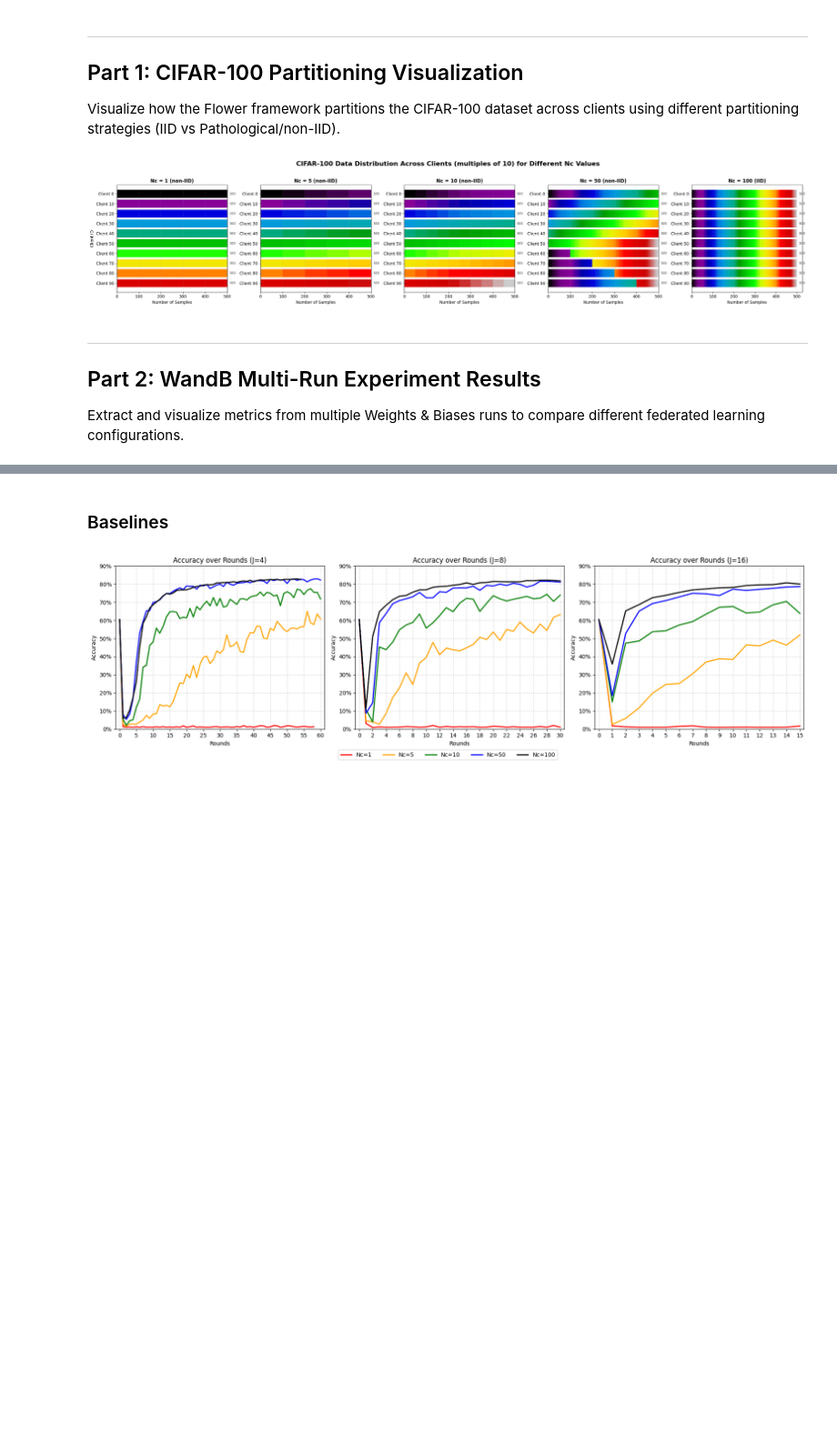
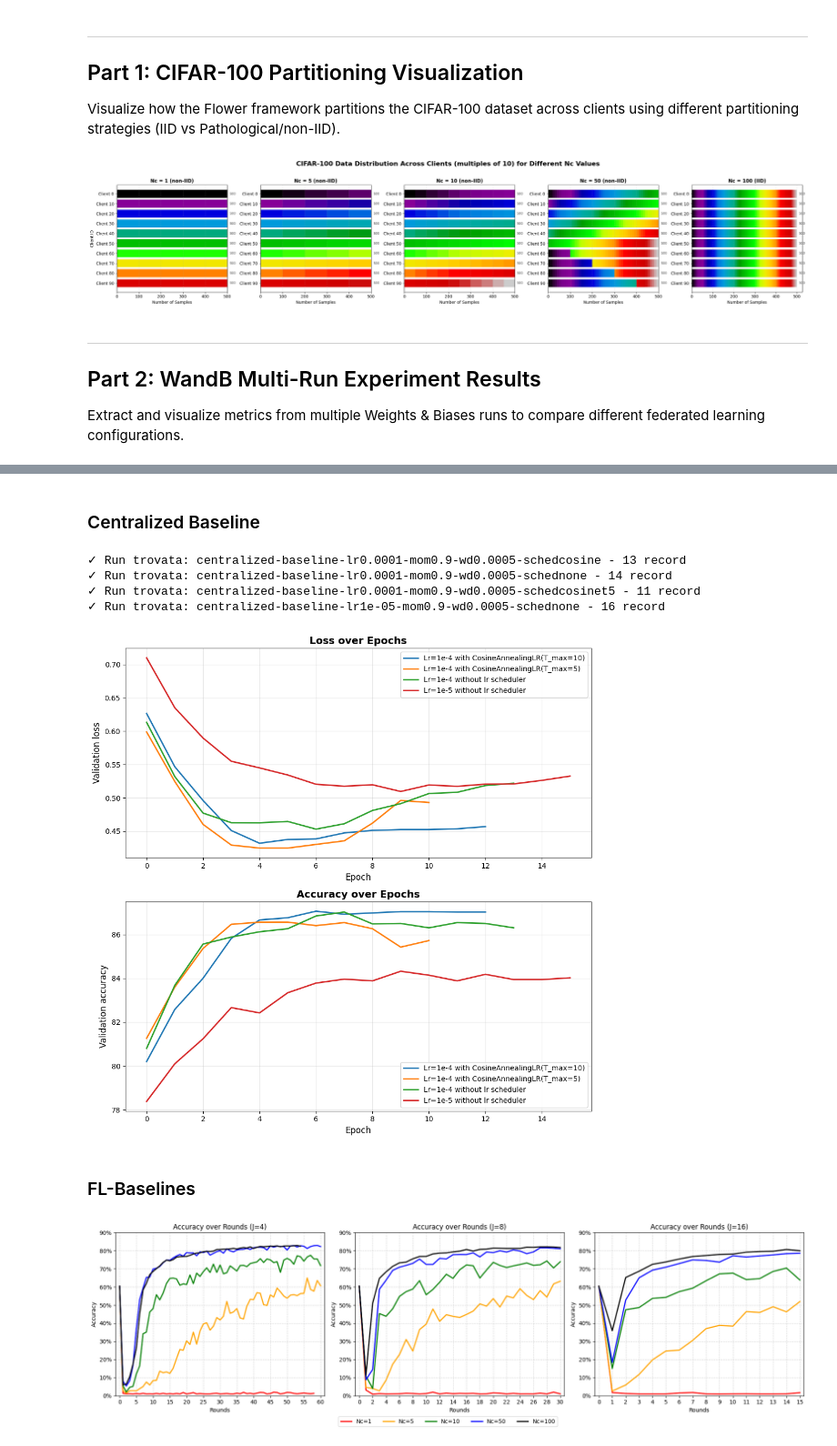
Before and after one commit to erikscolaro/FL-task-arithmetic, a Jupyter notebook: notebooks/plots.ipynb, the cells around one changed output, grey strips where cells are left out. Shown at 91% size. Saved outputs shown, nothing was run; the diff lists cells and outputs as text; code cells hidden in the pictures; blank space fills up the shorter version.

```diff
--- a/notebooks/plots.ipynb
+++ b/notebooks/plots.ipynb
@@ -180,2 +169,70 @@ df[X_AXIS] = df.groupby("run_name").cumcount() + 1
+# %% [markdown]
+### Centralized Baseline
+# %%
+import matplotlib.pyplot as plt
+import pandas as pd
+
+# Configura qui le tue run specifiche con le label custom
+run_config = {
+    "centralized-baseline-lr0.0001-mom0.9-wd0.0005-schedcosine": "Lr=1e-4 with CosineAnnealingLR(T_max=10)",
+    "centralized-baseline-lr0.0001-mom0.9-wd0.0005-schedcosinet5": "Lr=1e-4 with CosineAnnealingLR(T_max=5)",
+    "centralized-baseline-lr0.0001-mom0.9-wd0.0005-schednone": "Lr=1e-4 without lr scheduler",
+    "centralized-baseline-lr1e-05-mom0.9-wd0.0005-schednone": "Lr=1e-5 without lr scheduler",
+}
+
+# Filtra le run dall'oggetto runs e raccogli i dati
+run_data_dict = {}
+for run in runs:
+    if run.name in run_config:
+        try:
+            # Ottieni la history con loss e accuracy
+            hist = run.history(keys=["val_loss", "val_accuracy"], pandas=True)
+            hist = hist.dropna(subset=["val_loss", "val_accuracy"])
+            hist["epoch"] = range(len(hist))
+            run_data_dict[run.name] = hist
+            print(f"✓ Run trovata: {run.name} - {len(hist)} record")
+        except Exception as e:
+            print(f"✗ Errore nel caricare {run.name}: {e}")
+
+# Crea figura con due subplot (loss e accuracy)
+fig, axes = plt.subplots(2, 1, figsize=(10, 10))
+
+# Grafico 1: Loss
+ax1 = axes[0]
+for run_name, label in run_config.items():
+    if run_name in run_data_dict:
+        data = run_data_dict[run_name]
+        ax1.plot(data["epoch"], data["val_loss"], label=label, linewidth=2)
+
+ax1.set_xlabel("Epoch", fontsize=12)
+ax1.set_ylabel("Validation loss", fontsize=12)
+ax1.set_title("Loss over Epochs", fontsize=14, fontweight="bold")
+ax1.legend()
+ax1.grid(True, alpha=0.3)
+
+# Grafico 2: Accuracy
+ax2 = axes[1]
+for run_name, label in run_config.items():
+    if run_name in run_data_dict:
+        data = run_data_dict[run_name]
+        ax2.plot(data["epoch"], data["val_accuracy"], label=label, linewidth=2)
+
+ax2.set_xlabel("Epoch", fontsize=12)
+ax2.set_ylabel("Validation accuracy", fontsize=12)
+ax2.set_title("Accuracy over Epochs", fontsize=14, fontweight="bold")
+ax2.legend()
+ax2.grid(True, alpha=0.3)
+
+plt.tight_layout()
+plt.savefig(
+    "../report/images/centralized_baseline_loss_acc.png", dpi=300, bbox_inches="tight"
+)
+plt.show()
+# %% [output]
+✓ Run trovata: centralized-baseline-lr0.0001-mom0.9-wd0.0005-schedcosine - 13 record
+✓ Run trovata: centralized-baseline-lr0.0001-mom0.9-wd0.0005-schednone - 14 record
+✓ Run trovata: centralized-baseline-lr0.0001-mom0.9-wd0.0005-schedcosinet5 - 11 record
+✓ Run trovata: centralized-baseline-lr1e-05-mom0.9-wd0.0005-schednone - 16 record
+[figure, added]
 # %% [markdown]
-### Baselines
+### FL-Baselines
```
Also changed, not shown: parts of 7 cells of this notebook, 4 other files.
